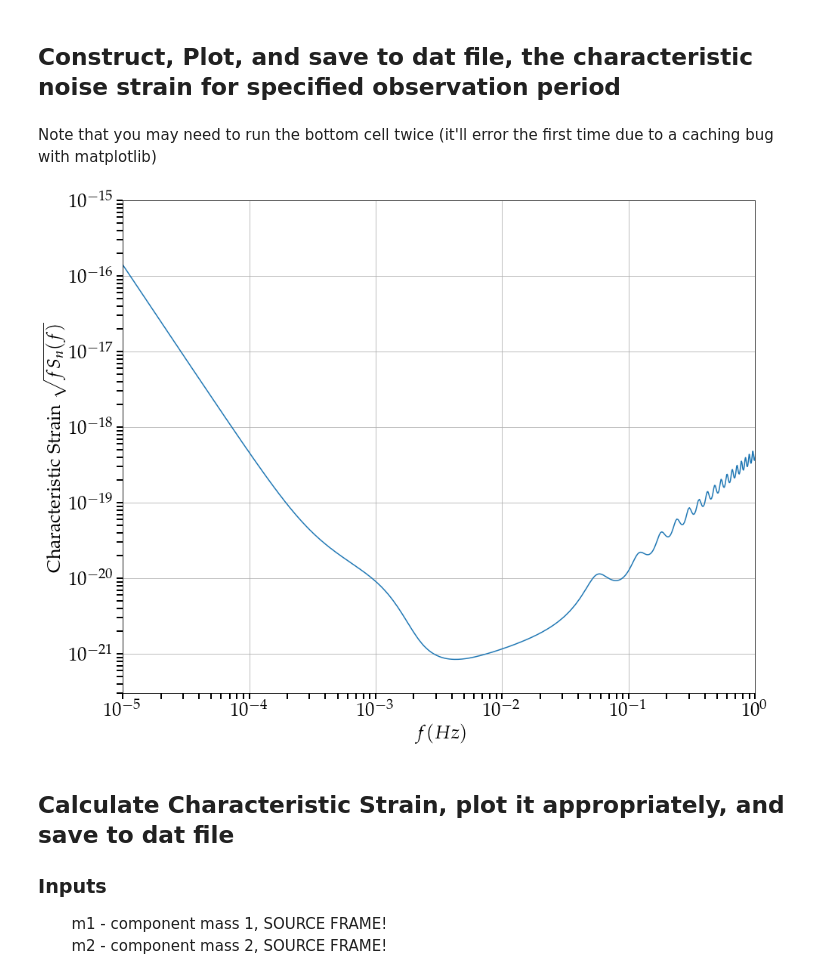
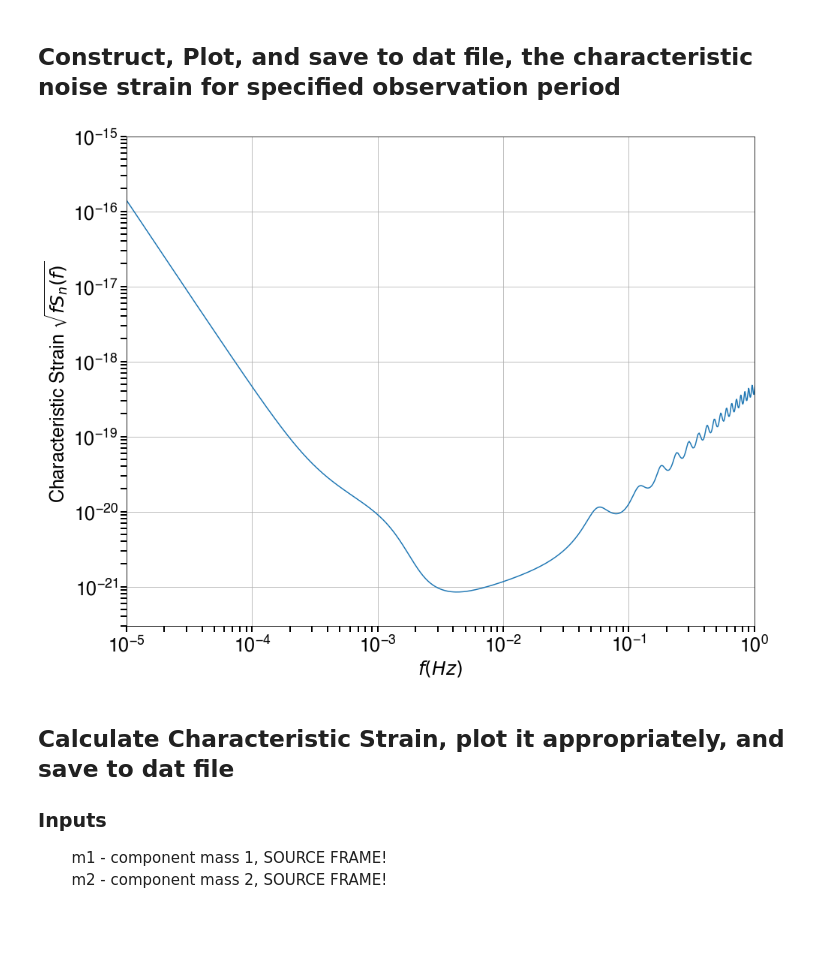
Before and after one commit to rsc496/LISA_Sensitivity, a Jupyter notebook: LISA_Sensitivity.ipynb, the cells around one changed output. Drawn from its saved outputs; the diff is of its cells as text; code cells hidden in the pictures; blank space fills up the shorter version.

Commit message:
updated figures

```diff
--- a/LISA_Sensitivity.ipynb
+++ b/LISA_Sensitivity.ipynb
@@ -43,7 +32,5 @@ plt.rcParams.update({
 # %% [markdown]
 ## Construct, Plot, and save to dat file, the characteristic noise strain for specified observation period
-# %% [markdown]
-Note that you may need to run the bottom cell twice (it'll error the first time due to a caching bug with matplotlib)
 # %%
 """
 Construct Noise curve
@@ -52,37 +39,48 @@ Construct Noise curve
 """ Read in Transfer Function """
 transfer_data = np.genfromtxt('R.txt')
 f = transfer_data[:,0]*f_star # convert to frequency
 R = transfer_data[:,1]*NC     # response gets improved by more data channels
 
 """
 Calculate, Plot, and save the noise curve
 """
 f, Sn = LISA.get_Sn(constants)
 Sn_approx = LISA.get_Sn_approx(f,f_star,L,NC) #Noise curve minus the galactic confusion background
 
 figNoiseCurve,ax=plt.subplots(figsize=(15,12))
 
 """ Set the font and style of plot """
+plt.rcParams.update({
+    "text.usetex": True,
+    "font.family": "sans-serif",
+    "font.sans-serif": ["Helvetica"]})
+# for Palatino and other serif fonts use:
+plt.rcParams.update({
+    "text.usetex": True,
+    "font.family": "serif",
+    "font.serif": ["Palatino"],
+})
+
 ax.set_xlabel(r'$f (Hz) $',fontsize=25)
 ax.set_ylabel(r'Characteristic Strain $\sqrt{f S_n (f)}$',fontsize=25)
 #plt.xlabel(r'$f ~[Hz]$', fontsize=20)
 #plt.ylabel(r'Characteristic Strain$', fontsize=20)
 ax.tick_params(which='both', width=2, length=8)
 
 ax.plot(f, np.sqrt(f*Sn)) # plot the noise characteristic strain
 #ax.plot(f, np.sqrt(f*Sn_approx)) # plot just the analytic approx to the noise characteristic strain
 ax.set_yscale('log')
 ax.set_xscale('log')
 ax.set_xlim(1.0e-5, 1.0e0)
 ax.set_ylim(3.0e-22, 1.0e-15)
 #plt.tight_layout()
 ax.tick_params(labelsize=25)
 ax.grid('True')
-out_file = 'characteristic_noise_strain_1yr.dat'
-np.savetxt(out_file,(np.vstack((f, np.sqrt(f*Sn))).T), delimiter=' ')
-plt.savefig('LISA_Noise_Curve_4yr.pdf')
+#out_file = 'characteristic_noise_strain_1yr.dat'
+#np.savetxt(out_file,(np.vstack((f, np.sqrt(f*Sn))).T), delimiter=' ')
+#plt.savefig('LISA_Noise_Curve_4yr.pdf')
 # %% [output]
-[figure, old version]
+[figure, new version]
 # %% [markdown]
 ## Calculate Characteristic Strain, plot it appropriately, and save to dat file
 
```
Also changed, not shown: parts of 1 cell of this notebook.
